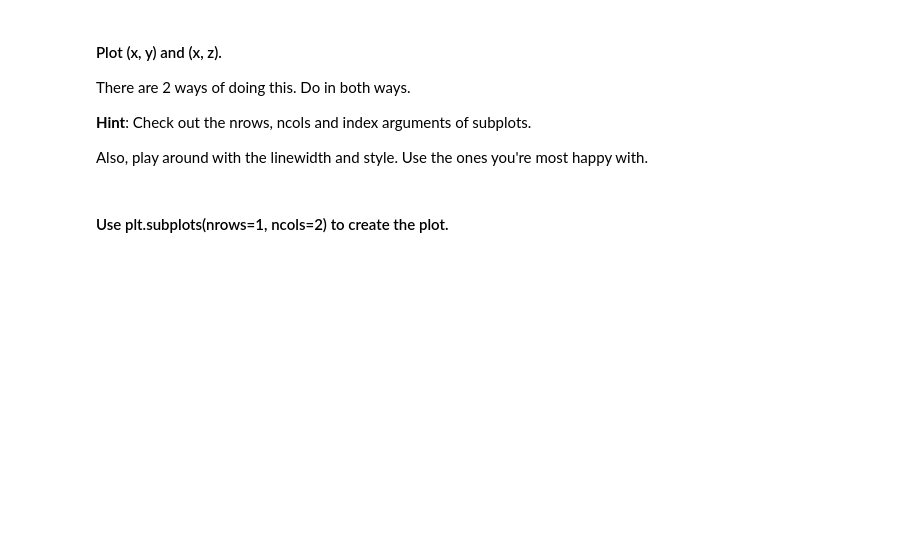
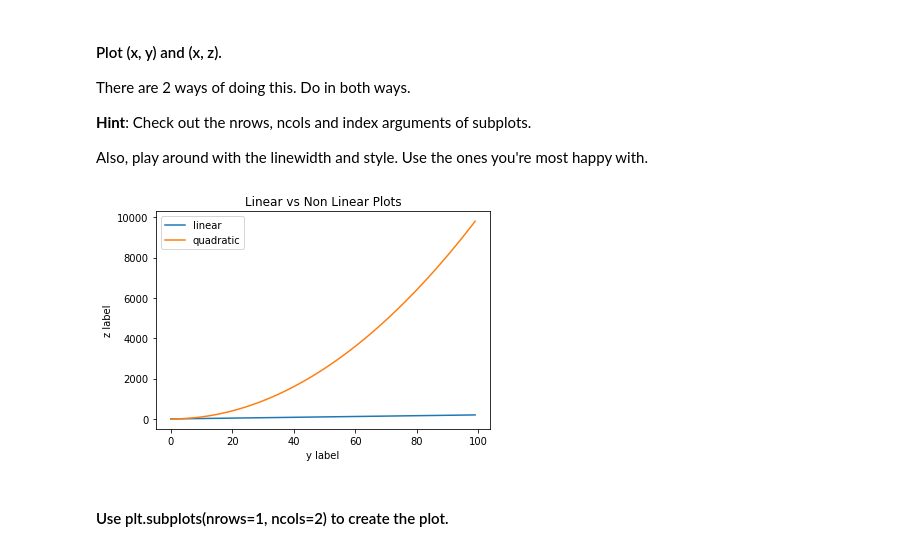
Before and after one commit to ta-data-lis/lab-matplotlib-seaborn, a Jupyter notebook: your-code/main.ipynb, the cells around one changed output. Cells and saved outputs as stored; diff of their text form; code cells hidden in the pictures; blank space fills up the shorter version.

```diff
--- a/your-code/main.ipynb
+++ b/your-code/main.ipynb
@@ -25,2 +50,18 @@ Also, play around with the linewidth and style. Use the ones you're most happy w
+# %%
+# Method 1
+
+#exactly equal the first exercise in class:
+
+plt.plot(x, y, label='linear')
+plt.plot(x, z, label='quadratic') #could be linear as well, right?
+
+plt.xlabel('y label')
+plt.ylabel('z label')
+
+plt.title("Linear vs Non Linear Plots")
+plt.legend()
+plt.show()
+# %% [output]
+[figure, added]
 # %% [markdown]
 #### Use plt.subplots(nrows=1, ncols=2) to create the plot.
```
Also changed, not shown: parts of 58 cells of this notebook.
